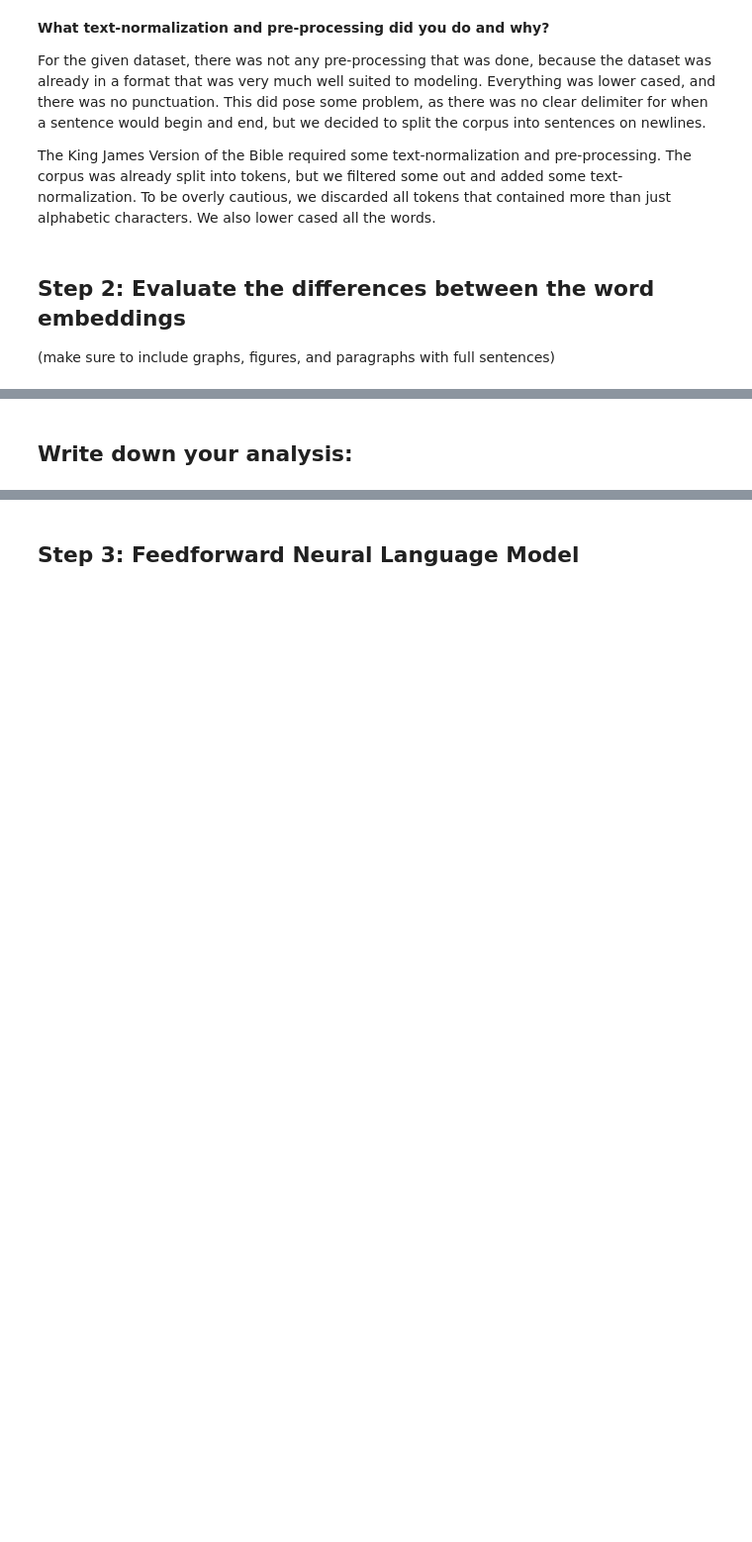
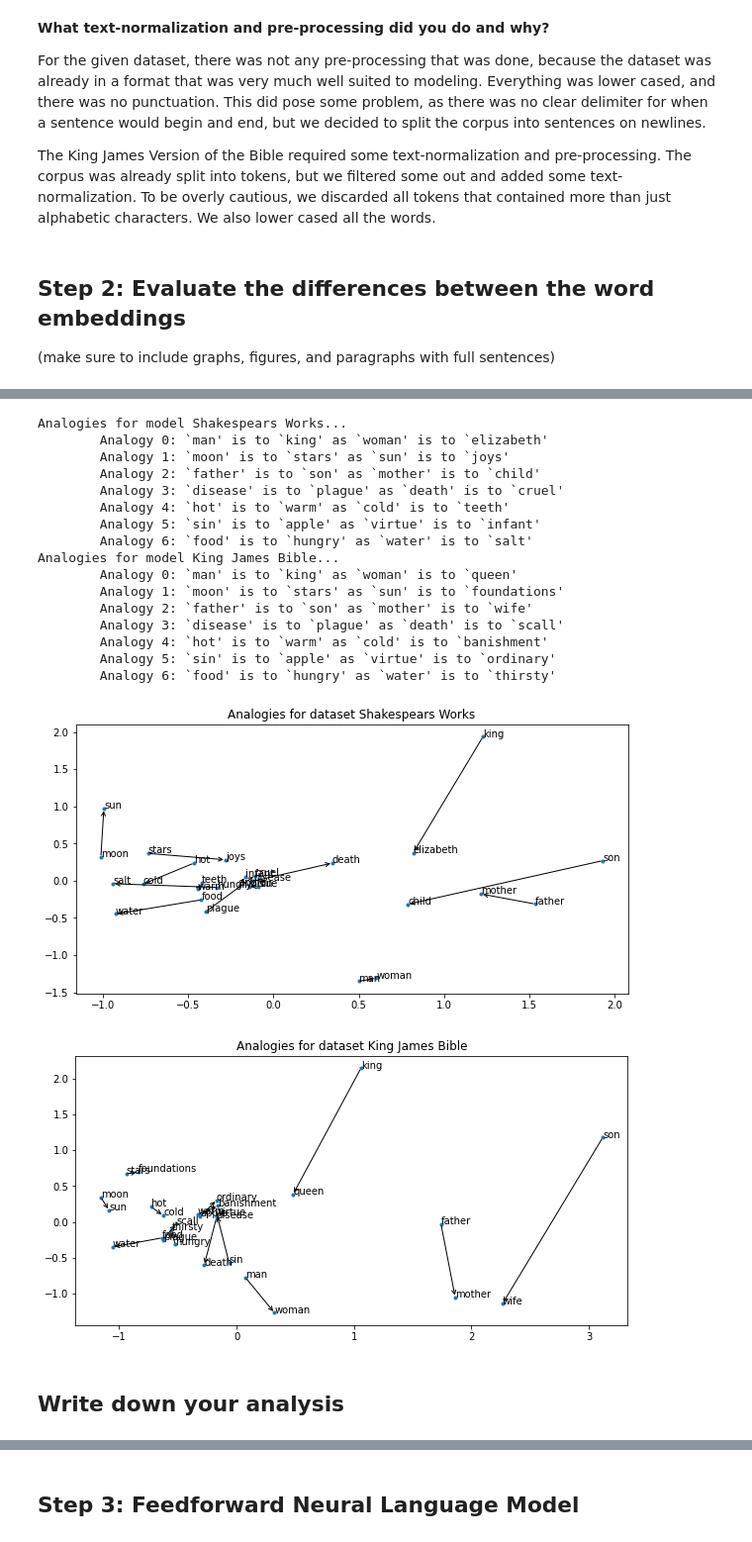
Before and after one commit to ZibingZhang/cs4120, a Jupyter notebook: wordembeddings.ipynb, the cells around one changed output, grey strips where cells are left out. Shown at 99% size. Saved outputs shown, nothing was run; the diff lists cells and outputs as text; code cells hidden in the pictures; blank space fills up the shorter version.

```diff
--- a/wordembeddings.ipynb
+++ b/wordembeddings.ipynb
@@ -163,2 +131,78 @@ KeyboardInterrupt:
+# %%
+from sklearn.decomposition import PCA
+import matplotlib.pyplot as plt
+import numpy as np
+
+pca_2 = PCA(n_components=2)
+
+def make_analogy(model, this_1, is_to_that_1, this_2):
+  is_to_that_2 = model.wv.most_similar(
+    negative=[this_1],
+    positive=[is_to_that_1, this_2]
+  )
+  return is_to_that_2[0][0]
+
+def plot_data(model, from_labels, to_labels, name):
+  labels = from_labels + to_labels
+  data = pca_2.fit_transform([model.wv[w] for w in labels])
+  plt.figure(figsize=(10, 5))
+  plt.title(f"Analogies for dataset {name}")
+  plt.plot(data[:,0], data[:,1], '.')
+  for i in range(len(data)):
+    plt.annotate(labels[i], xy = data[i])
+  for i in range(len(data)//2):
+    plt.annotate("",
+      xy=data[i],
+      xytext=data[i+len(data)//2],
+      arrowprops=dict(arrowstyle="<-")
+    )
+
+def plot_analogies(model, analogies, name):
+  from_labels = []
+  to_labels = []
+  for analogy in analogies:
+    from_labels += analogy[:2]
+    to_labels += analogy[2:] + [make_analogy(model, *analogy)]
+  plot_data(model, from_labels, to_labels, name)
+
+def print_analysis():
+  models = [(model_1, "Shakespears Works"), (model_2, "King James Bible")]
+
+  a1 = ["man", "king", "woman"]
+  a2 = ["moon", "stars", "sun"]
+  a3 = ["father", "son", "mother"]
+  a4 = ["disease", "plague", "death"]
+  a5 = ["hot", "warm", "cold"]
+  a6 = ["sin", "apple", "virtue"]
+  a7 = ["food", "hungry", "water"]
+  analogies = [a1, a2, a3, a4, a5, a6, a7]
+
+  for i, (model, name) in enumerate(models):
+    print(f"Analogies for model {name}...")
+    for i, (a, b, c) in enumerate(analogies):
+      d = make_analogy(model, a, b, c)
+      print(f"\tAnalogy {i}: `{a}' is to `{b}' as `{c}' is to `{d}'")
+    plot_analogies(model, analogies, name)
+
+print_analysis()
+# %% [output]
+Analogies for model Shakespears Works...
+        Analogy 0: `man' is to `king' as `woman' is to `elizabeth'
+        Analogy 1: `moon' is to `stars' as `sun' is to `joys'
+        Analogy 2: `father' is to `son' as `mother' is to `child'
+        Analogy 3: `disease' is to `plague' as `death' is to `cruel'
+        Analogy 4: `hot' is to `warm' as `cold' is to `teeth'
+        Analogy 5: `sin' is to `apple' as `virtue' is to `infant'
+        Analogy 6: `food' is to `hungry' as `water' is to `salt'
+Analogies for model King James Bible...
+        Analogy 0: `man' is to `king' as `woman' is to `queen'
+        Analogy 1: `moon' is to `stars' as `sun' is to `foundations'
+        Analogy 2: `father' is to `son' as `mother' is to `wife'
+        Analogy 3: `disease' is to `plague' as `death' is to `scall'
+        Analogy 4: `hot' is to `warm' as `cold' is to `banishment'
+        Analogy 5: `sin' is to `apple' as `virtue' is to `ordinary'
+        Analogy 6: `food' is to `hungry' as `water' is to `thirsty'
+[figure, added]
+[figure, added]
 # %% [markdown]
-## Write down your analysis:
+## Write down your analysis
```
Also changed, not shown: parts of 3 cells of this notebook.
